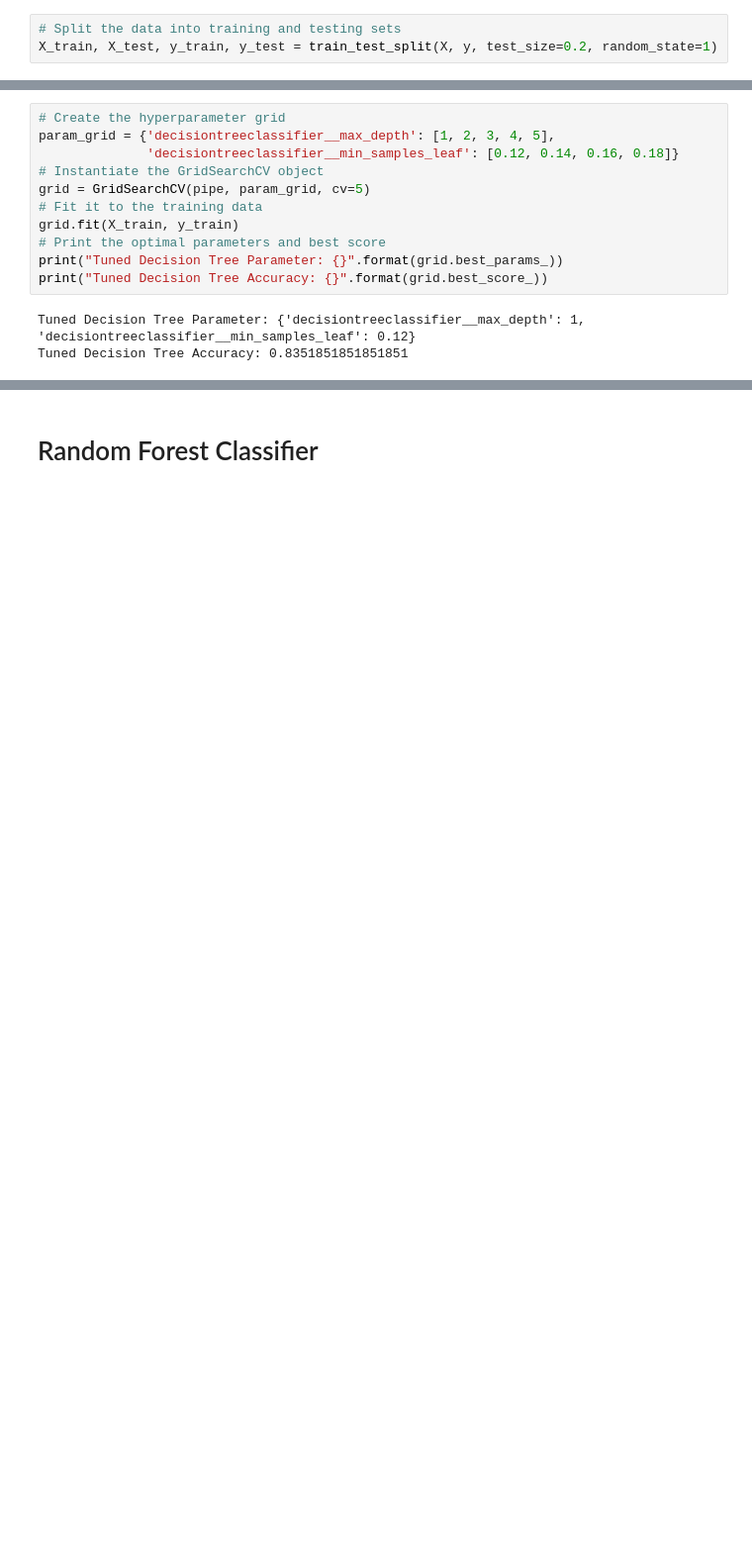
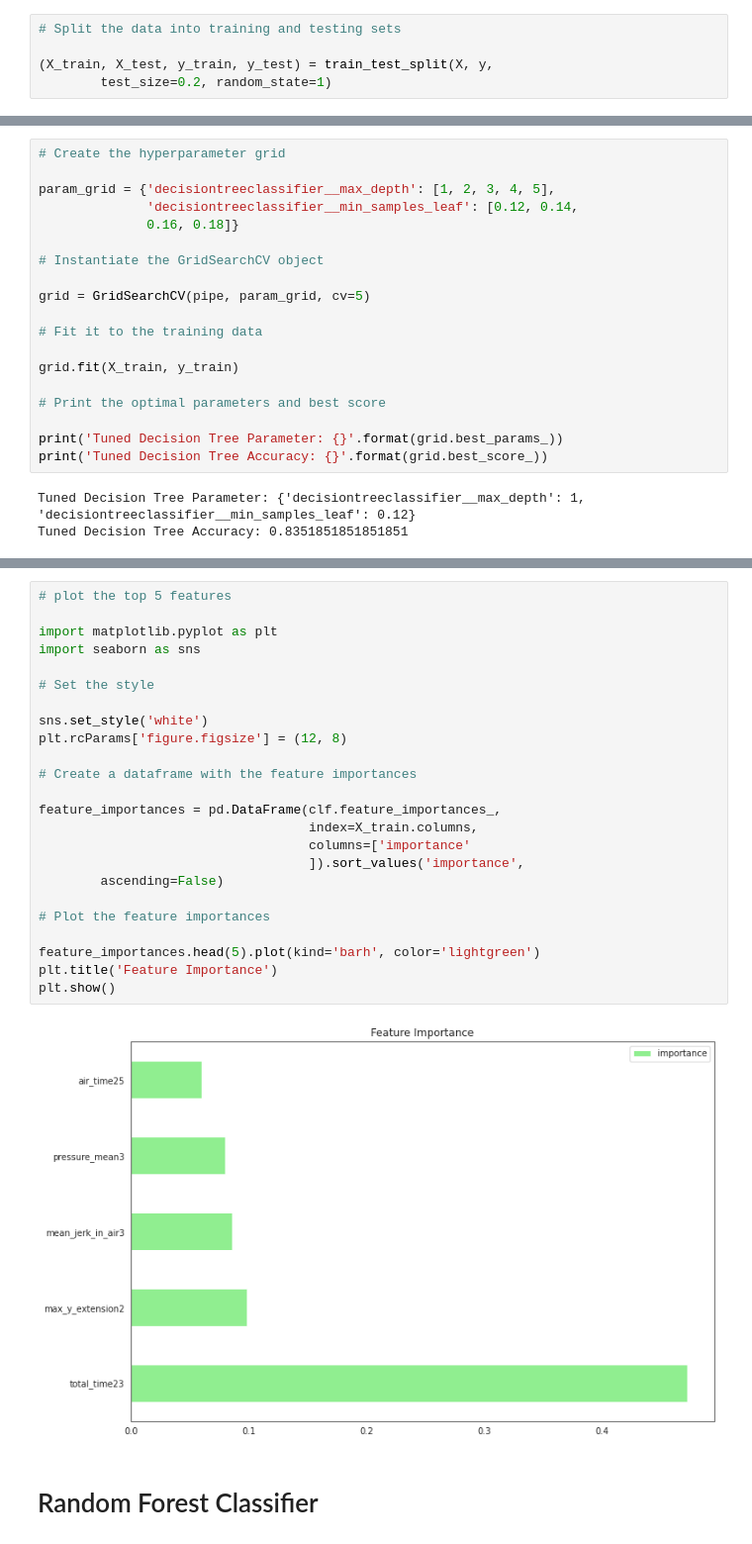
Before and after one commit to NimaZah/DN, a Jupyter notebook: DARWIN.ipynb, the cells around one changed output, grey strips where cells are left out. Shown: that part at 99% size. Saved outputs shown, nothing was run; the diff lists cells and outputs as text; blank space fills up the shorter version.

```diff
--- a/DARWIN.ipynb
+++ b/DARWIN.ipynb
@@ -39,7 +51,9 @@ X = df.drop(['class', 'ID'], axis=1)
 y = df['class']
 # %%
 # Split the data into training and testing sets
-X_train, X_test, y_train, y_test = train_test_split(X, y, test_size=0.2, random_state=1)
+
+(X_train, X_test, y_train, y_test) = train_test_split(X, y,
+        test_size=0.2, random_state=1)
 # %% [markdown]
 # Decision Tree Classifiier
 # %%
@@ -56,15 +77,23 @@ print(acc)
 0.7428571428571429
 # %%
 # Create the hyperparameter grid
+
 param_grid = {'decisiontreeclassifier__max_depth': [1, 2, 3, 4, 5],
-              'decisiontreeclassifier__min_samples_leaf': [0.12, 0.14, 0.16, 0.18]}
+              'decisiontreeclassifier__min_samples_leaf': [0.12, 0.14,
+              0.16, 0.18]}
+
 # Instantiate the GridSearchCV object
+
 grid = GridSearchCV(pipe, param_grid, cv=5)
+
 # Fit it to the training data
+
 grid.fit(X_train, y_train)
+
 # Print the optimal parameters and best score
-print("Tuned Decision Tree Parameter: {}".format(grid.best_params_))
-print("Tuned Decision Tree Accuracy: {}".format(grid.best_score_))
+
+print('Tuned Decision Tree Parameter: {}'.format(grid.best_params_))
+print('Tuned Decision Tree Accuracy: {}'.format(grid.best_score_))
 # %% [output]
 Tuned Decision Tree Parameter: {'decisiontreeclassifier__max_depth': 1, 'decisiontreeclassifier__min_samples_leaf': 0.12}
 Tuned Decision Tree Accuracy: 0.8351851851851851
@@ -102,3 +147,29 @@ Tuned Bagging Accuracy: 0.8706349206349205
+# %%
+# plot the top 5 features
+
+import matplotlib.pyplot as plt
+import seaborn as sns
+
+# Set the style
+
+sns.set_style('white')
+plt.rcParams['figure.figsize'] = (12, 8)
+
+# Create a dataframe with the feature importances
+
+feature_importances = pd.DataFrame(clf.feature_importances_,
+                                   index=X_train.columns,
+                                   columns=['importance'
+                                   ]).sort_values('importance',
+        ascending=False)
+
+# Plot the feature importances
+
+feature_importances.head(5).plot(kind='barh', color='lightgreen')
+plt.title('Feature Importance')
+plt.show()
+# %% [output]
+[figure, added]
 # %% [markdown]
 # Random Forest Classifier
 # %%
```
Also changed, not shown: parts of 20 cells of this notebook.
